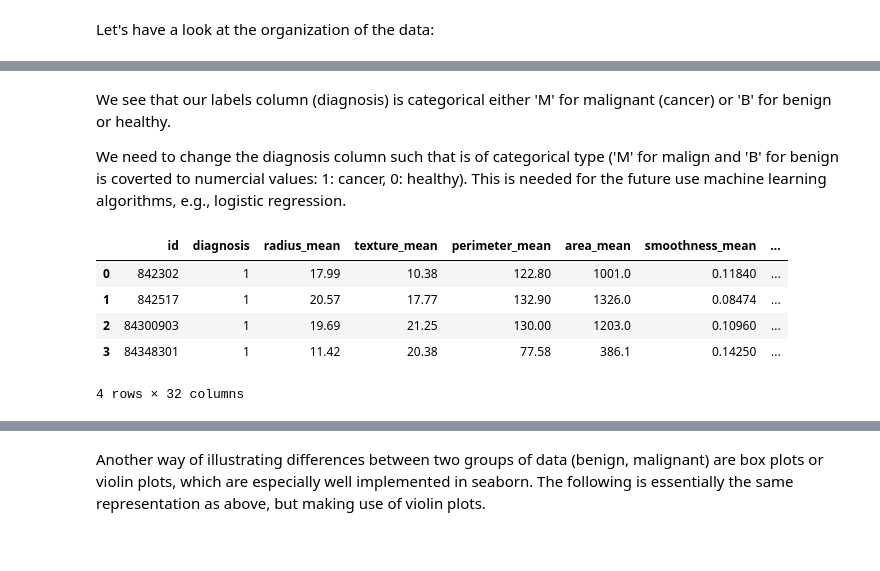
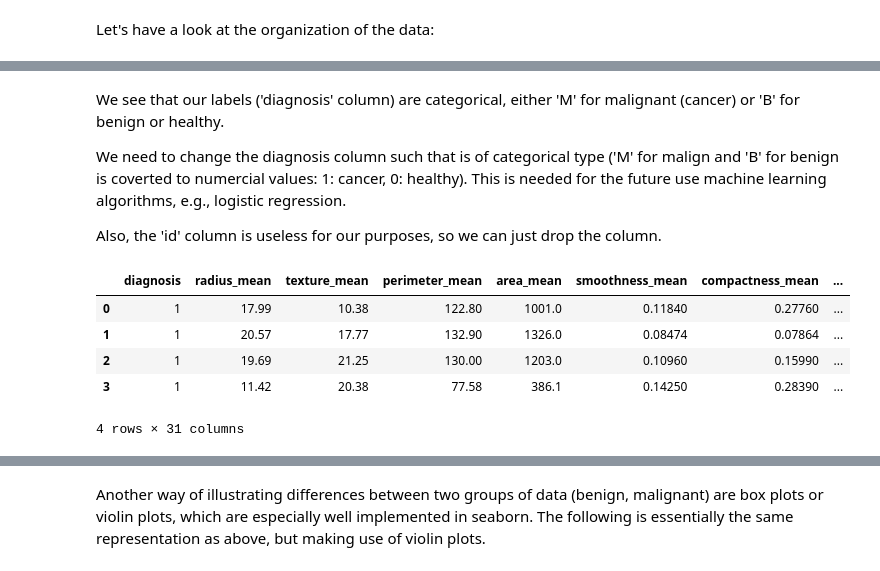
Before and after one commit to stefanmunnich/Breast_cancer, a Jupyter notebook: Breast Cancer.ipynb, the cells around one changed output, grey strips where cells are left out. Saved outputs shown, nothing was run; the diff lists cells and outputs as text; code cells hidden in the pictures.

```diff
--- a/Breast Cancer.ipynb
+++ b/Breast Cancer.ipynb
@@ -45,17 +29,21 @@ df.head(20)
 # %% [markdown]
-We see that our labels column (diagnosis) is categorical either 'M' for malignant (cancer) or 'B' for benign or healthy.
+We see that our labels ('diagnosis' column) are categorical, either 'M' for malignant (cancer) or 'B' for benign or healthy.
 
 We need to change the diagnosis column such that is of categorical type ('M' for malign and 'B' for benign is coverted to numercial values: 1: cancer, 0: healthy). This is needed for the future use machine learning algorithms, e.g., logistic regression.
+
+Also, the 'id' column is useless for our purposes, so we can just drop the column.
 # %%
 df['diagnosis'] = df['diagnosis'].astype('category')
 df['diagnosis'] = df['diagnosis'].cat.codes
 
+df.drop('id', axis=1, inplace=True)
+
 df.head(4)
 # %% [output]
-|  | id | diagnosis | radius_mean | texture_mean | perimeter_mean | area_mean | smoothness_mean | ... |
-| 0 | 842302 | 1 | 17.99 | 10.38 | 122.80 | 1001.0 | 0.11840 | ... |
-| 1 | 842517 | 1 | 20.57 | 17.77 | 132.90 | 1326.0 | 0.08474 | ... |
-| 2 | 84300903 | 1 | 19.69 | 21.25 | 130.00 | 1203.0 | 0.10960 | ... |
-| 3 | 84348301 | 1 | 11.42 | 20.38 | 77.58 | 386.1 | 0.14250 | ... |
+|  | diagnosis | radius_mean | texture_mean | perimeter_mean | area_mean | smoothness_mean | compactness_mean | ... |
+| 0 | 1 | 17.99 | 10.38 | 122.80 | 1001.0 | 0.11840 | 0.27760 | ... |
+| 1 | 1 | 20.57 | 17.77 | 132.90 | 1326.0 | 0.08474 | 0.07864 | ... |
+| 2 | 1 | 19.69 | 21.25 | 130.00 | 1203.0 | 0.10960 | 0.15990 | ... |
+| 3 | 1 | 11.42 | 20.38 | 77.58 | 386.1 | 0.14250 | 0.28390 | ... |
-4 rows × 32 columns
+4 rows × 31 columns
 # %% [markdown]
```
Also changed, not shown: parts of 15 cells of this notebook.
